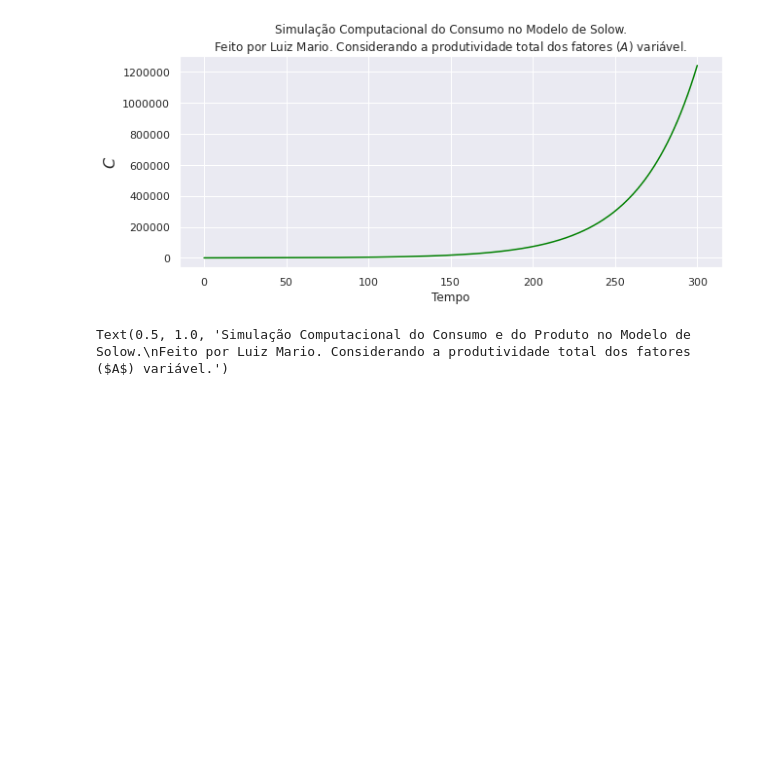
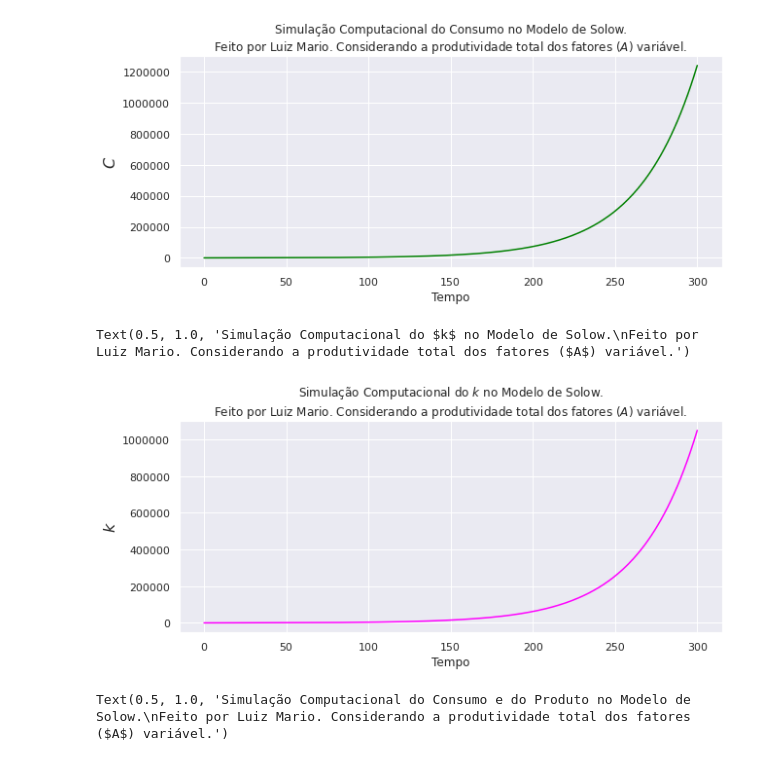
Before and after one commit to luizmarioags/Teoria-do-Desenvolvimento-Economico-, a Jupyter notebook: Modelo_de_Solow_Simulação.ipynb, the cells around one changed output. Cells and saved outputs as stored; diff of their text form; code cells hidden in the pictures; blank space fills up the shorter version.

```diff
--- a/Modelo_de_Solow_Simulação.ipynb
+++ b/Modelo_de_Solow_Simulação.ipynb
@@ -1605,6 +1605,18 @@ plt.title('Simulação Computacional do Consumo no Modelo de Solow.\nFeito por L
 # %% [output]
 Text(0.5, 1.0, 'Simulação Computacional do Consumo no Modelo de Solow.\nFeito por Luiz Mario. Considerando a produtividade total dos fatores ($A$) variável.')
 [figure]
+# %%
+# Gráfico do k
+sns.set()
+sns.set(rc={"figure.figsize":(10, 4)})
+sns.lineplot(data = data_modelo_Solow_A_Variando, x = 'Tempo', y = 'k', color = 'magenta')
+plt.ticklabel_format(style='plain', axis='y')
+plt.xlabel('Tempo', fontsize=12)
+plt.ylabel('$k$', fontsize=16)
+plt.title('Simulação Computacional do $k$ no Modelo de Solow.\nFeito por Luiz Mario. Considerando a produtividade total dos fatores ($A$) variável.', loc='center')
+# %% [output]
+Text(0.5, 1.0, 'Simulação Computacional do $k$ no Modelo de Solow.\nFeito por Luiz Mario. Considerando a produtividade total dos fatores ($A$) variável.')
+[figure, added]
 # %%
 # Gráfico do Y e do Consumo variando no decorrer do tempo
 sns.set()
```
Also changed, not shown: parts of 14 cells of this notebook.
